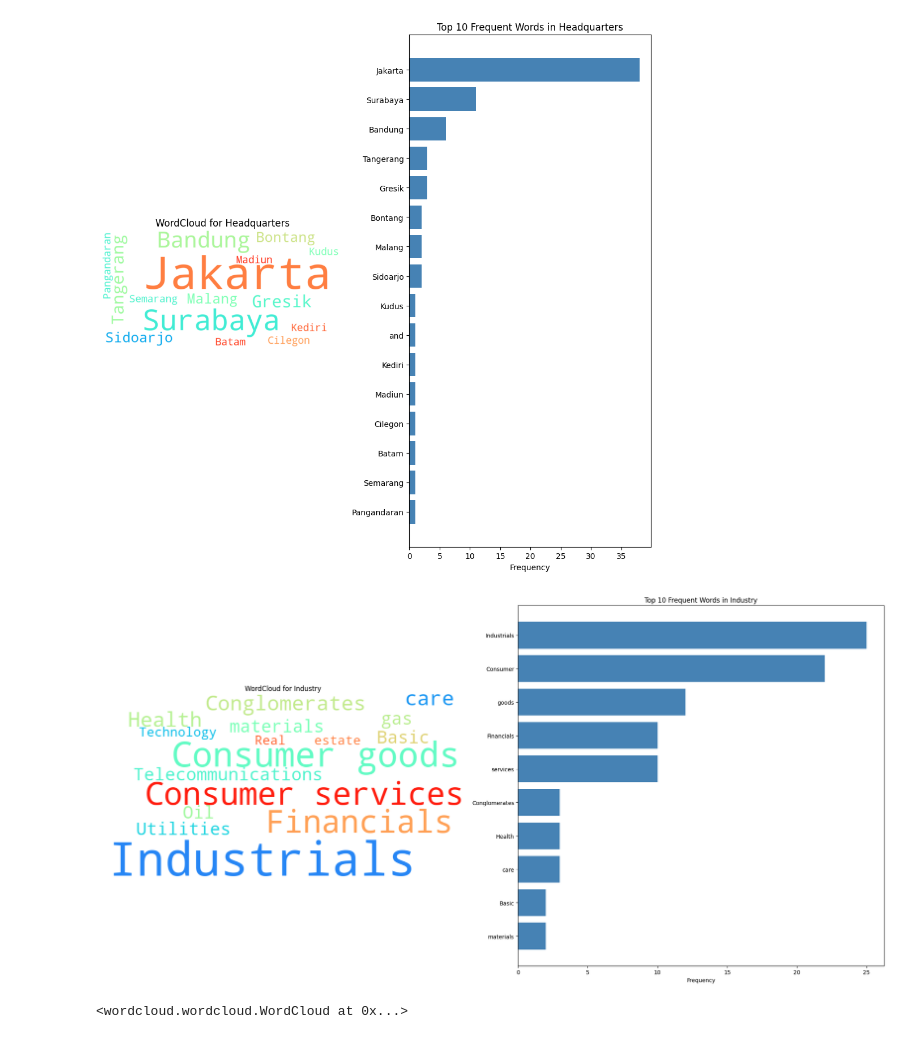
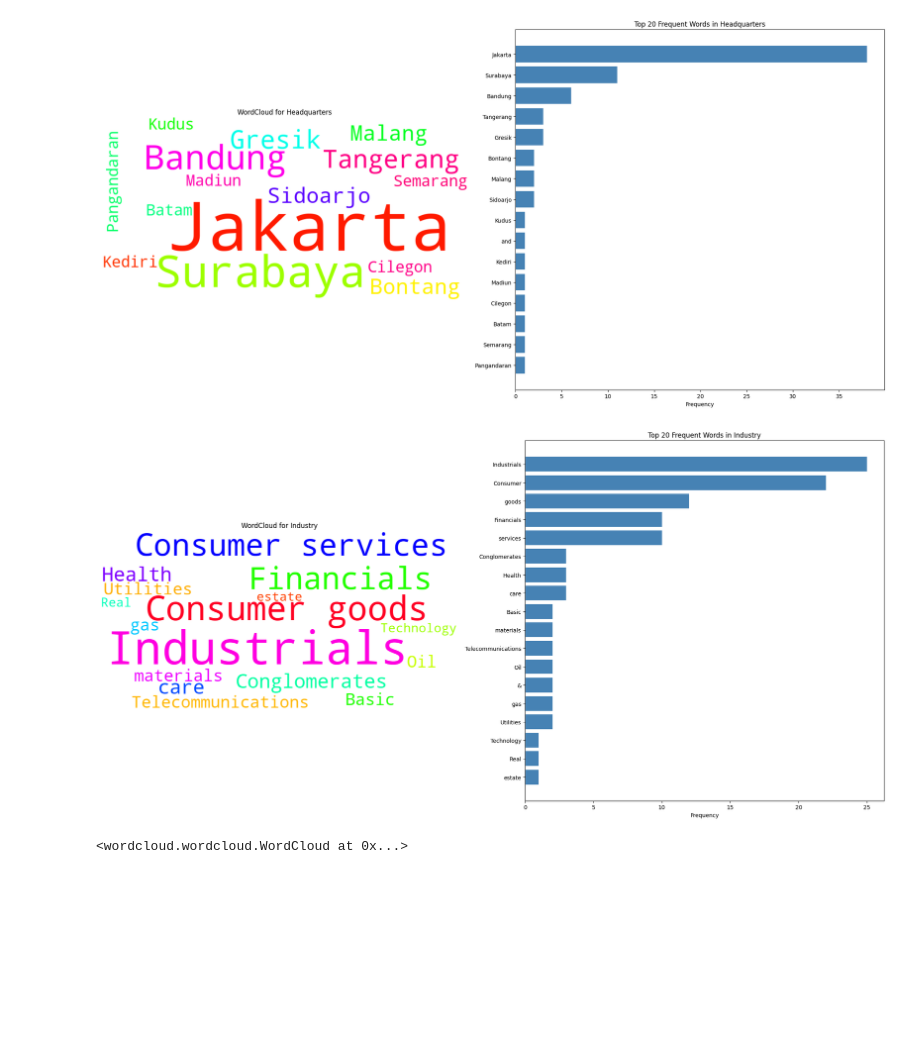
Before and after one commit to IT-APPLIED-CC/big-data, a Jupyter notebook: table-wordcloud.ipynb, the cells around one changed output. Cells and saved outputs as stored; diff of their text form; code cells hidden in the pictures; blank space fills up the shorter version.

```diff
--- a/table-wordcloud.ipynb
+++ b/table-wordcloud.ipynb
@@ -10,19 +11,18 @@ data = pd.read_csv('Companies.csv')
 # Pastikan bahwa data di kolom tersebut tidak ada yang kosong (null)
 text_headquarters = ' '.join(data['Headquarters'].dropna().astype(str))  # Gabungkan semua teks di 'headquarters'
 text_industry = ' '.join(data['Industry'].dropna().astype(str))  # Gabungkan semua teks di 'industry'
-# %%
-# Step 2: Gabungkan teks dari kolom 'headquarters' dan 'industry'
-# Pastikan bahwa data di kolom tersebut tidak ada yang kosong (null)
-text_headquarters = ' '.join(data['Headquarters'].dropna().astype(str))  # Gabungkan semua teks di 'headquarters'
-text_industry = ' '.join(data['Industry'].dropna().astype(str))  # Gabungkan semua teks di 'industry'
+# %%
+# Fungsi untuk menghasilkan warna acak yang lebih jelas
+def random_color_func(word, font_size, position, orientation, random_state=None, **kwargs):
+    return f"hsl({random.randint(0, 360)}, 100%, 50%)"  # Menghasilkan warna HSL acak
 # %%
 wordcloud_headquarters = WordCloud(
     width=800,
     height=400,
     background_color='white',  # Latar belakang putih
     max_words=200,  # Maksimal kata yang ditampilkan
-    colormap='rainbow',  # Skema warna untuk headquarters
-    contour_color='steelblue'  # Warna kontur
+    contour_color='steelblue',  # Warna kontur
+    color_func=random_color_func  # Menggunakan warna acak
 ).generate(text_headquarters)
 # %%
 wordcloud_industry = WordCloud(
@@ -45,24 +45,24 @@ headquarters_common = headquarters_freq.most_common(20)
 industry_common = industry_freq.most_common(20)
 # %%
 # Step 5: Plot WordCloud dan bagan batang secara berdampingan
-fig, axs = plt.subplots(1, 2, figsize=(30, 10))  # 1 row, 2 columns
+fig, axs = plt.subplots(1, 2, figsize=(20, 10))  # 1 row, 2 columns
 
 # Plot WordCloud untuk Kantor Pusat
 axs[0].imshow(wordcloud_headquarters, interpolation='bilinear')
 axs[0].axis('off')  # Remove axis for the WordCloud
 axs[0].set_title("WordCloud for Headquarters")
 
 # Plot Bar Chart untuk Kantor Pusat
 headquarters_words, headquarters_counts = zip(*headquarters_common)
 axs[1].barh(headquarters_words, headquarters_counts, color='steelblue')
-axs[1].set_title("Top 10 Frequent Words in Headquarters")
+axs[1].set_title("Top 20 Frequent Words in Headquarters")
 axs[1].set_xlabel("Frequency")
 axs[1].invert_yaxis()  # kata tertinggi berada di bagian atas
 
 plt.tight_layout()
 plt.show()
 # %% [output]
-[figure, old version]
+[figure, new version]
 # %%
 # Step 6: Plot WordCloud dan diagram batang untuk Industri
 fig, axs = plt.subplots(1, 2, figsize=(20, 10))
@@ -75,14 +75,14 @@ axs[0].set_title("WordCloud for Industry")
 # Plot Bar Chart untuk industri
 industry_words, industry_counts = zip(*industry_common)
 axs[1].barh(industry_words, industry_counts, color='steelblue')
-axs[1].set_title("Top 10 Frequent Words in Industry")
+axs[1].set_title("Top 20 Frequent Words in Industry")
 axs[1].set_xlabel("Frequency")
 axs[1].invert_yaxis()
 
 plt.tight_layout()
 plt.show()
 # %% [output]
-[figure, old version]
+[figure, new version]
 # %%
 # Step 7: Menyimpan gambar WordCloud dan diagram batang secara opsional ke file
 wordcloud_headquarters.to_file('wordcloud_headquarters.png')
```
Also changed, not shown: parts of 2 cells of this notebook.
